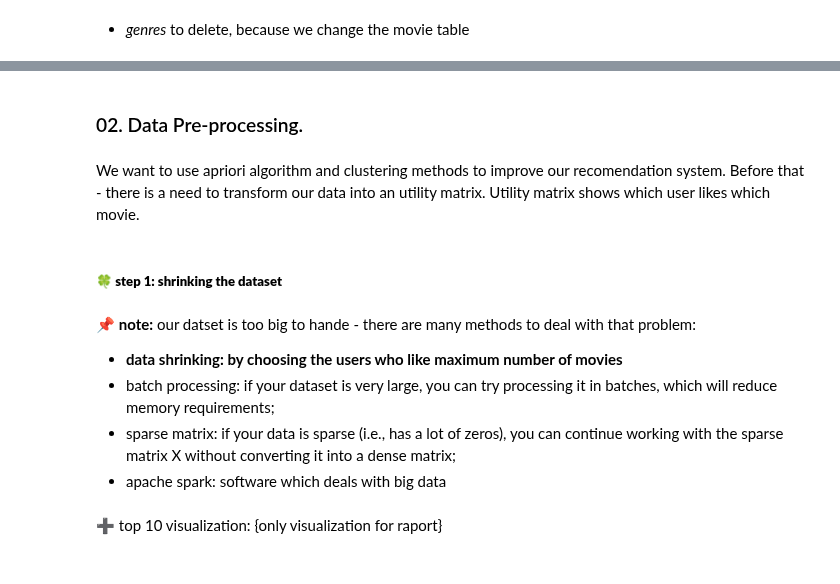
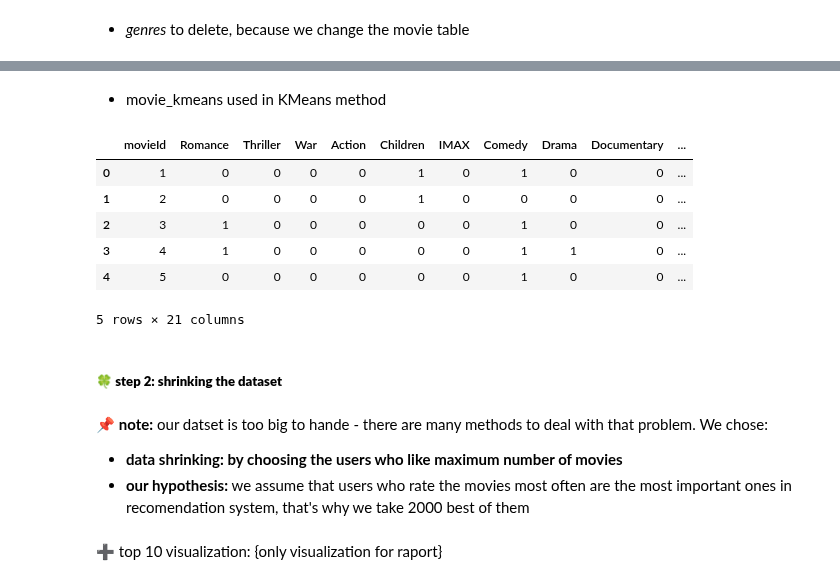
Before and after one commit to Wikusia-s/DM-recomendation-system, a Jupyter notebook: main.ipynb, the cells around one changed output, grey strips where cells are left out. Cells and saved outputs as stored; diff of their text form; code cells hidden in the pictures.

```diff
--- a/main.ipynb
+++ b/main.ipynb
@@ -213,5 +205,3 @@ movies.head()
 5 rows × 22 columns
-# %% [markdown]
-### 02. Data Pre-processing.
-# %% [markdown]
-We want to use apriori algorithm and clustering methods to improve our recomendation system. Before that - there is a need to transform our data into an utility matrix. Utility matrix shows which user likes which movie.
+# %% [markdown]
+- movie_kmeans used in KMeans method
@@ -218,8 +210,12 @@ We want to use apriori algorithm and clustering methods to improve our recomenda
+# %%
+movies_kmeans.head()
+# %% [output]
+|  | movieId | Romance | Thriller | War | Action | Children | IMAX | Comedy | Drama | Documentary | ... |
+| 0 | 1 | 0 | 0 | 0 | 0 | 1 | 0 | 1 | 0 | 0 | ... |
+| 1 | 2 | 0 | 0 | 0 | 0 | 1 | 0 | 0 | 0 | 0 | ... |
+| 2 | 3 | 1 | 0 | 0 | 0 | 0 | 0 | 1 | 0 | 0 | ... |
+| 3 | 4 | 1 | 0 | 0 | 0 | 0 | 0 | 1 | 1 | 0 | ... |
+| 4 | 5 | 0 | 0 | 0 | 0 | 0 | 0 | 1 | 0 | 0 | ... |
+5 rows × 21 columns
 # %% [markdown]
-##### 🍀 **step 1: shrinking the dataset**
+##### 🍀 **step 2: shrinking the dataset**
-# %% [markdown]
-📌 **note:** our datset is too big to hande - there are many methods to deal with that problem:
-- **data shrinking: by choosing the users who like maximum number of movies**
-- batch processing: if your dataset is very large, you can try processing it in batches, which will reduce memory requirements;
-- sparse matrix: if your data is sparse (i.e., has a lot of zeros), you can continue working with the sparse matrix X without converting it into a dense matrix;
-- apache spark: software which deals with big data
@@ -228,3 +222,7 @@ rec.create_chronological_mapping(ratings)
+# %% [markdown]
+📌 **note:** our datset is too big to hande - there are many methods to deal with that problem. We chose:
+- **data shrinking: by choosing the users who like maximum number of movies**
+- **our hypothesis:** we assume that users who rate the movies most often are the most important ones in recomendation system, that's why we take 2000 best of them
 # %% [markdown]
 ➕ top 10 visualization: {only visualization for raport}
 # %%
```
Also changed, not shown: parts of 59 cells of this notebook, 1 other file.
